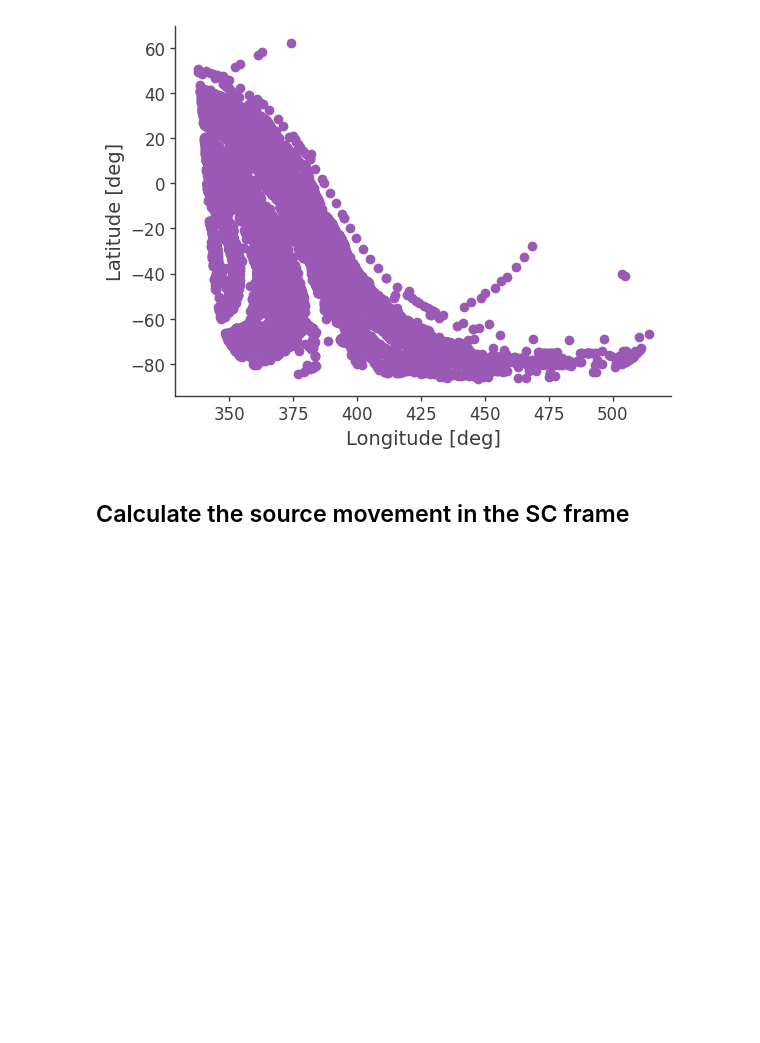
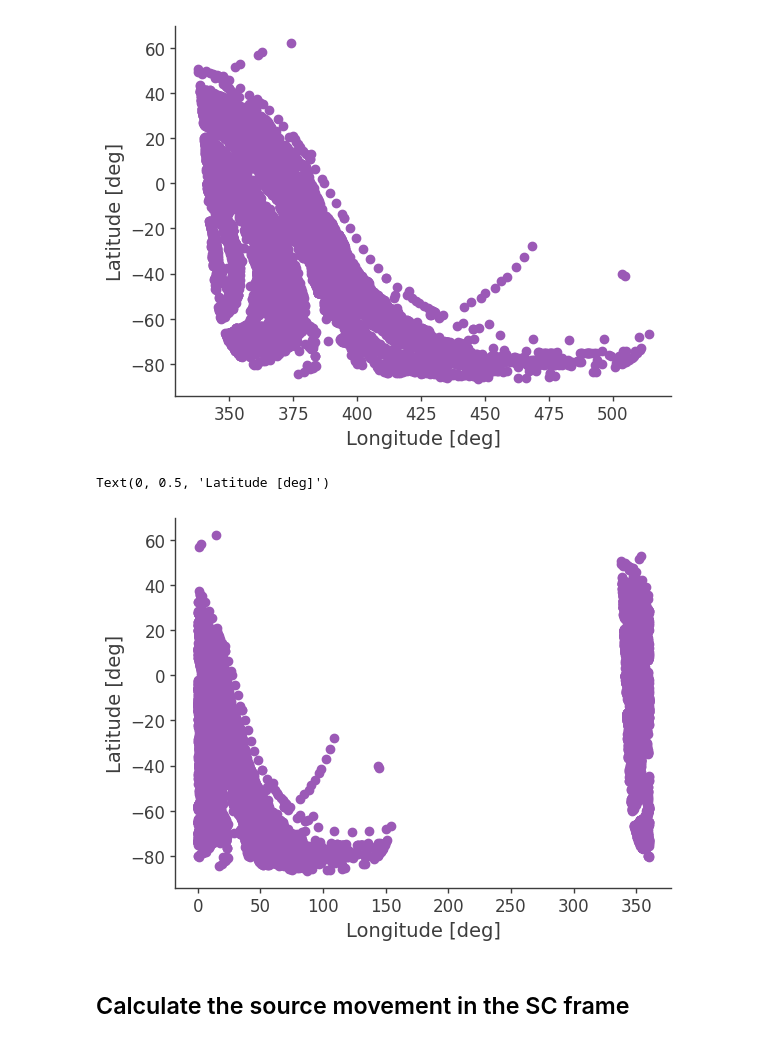
Before and after one commit to cositools/cosipy, a Jupyter notebook: docs/tutorials/Point_source_resonse.ipynb, the cells around one changed output. Saved outputs shown, nothing was run; the diff lists cells and outputs as text; code cells hidden in the pictures; blank space fills up the shorter version.

Commit message:
Add function to read coordinates regardless of the order of the coordinat columns

```diff
--- a/docs/tutorials/Point_source_resonse.ipynb
+++ b/docs/tutorials/Point_source_resonse.ipynb
@@ -64,6 +81,15 @@ plt.ylabel("Latitude [deg]")
 # %% [output]
 Text(0, 0.5, 'Latitude [deg]')
 [figure]
+# %%
+# you can plot the pointings from the constructed astropy.Skycoord object at the z direction, so you don't have worry about
+# which columns is the longitude or latitude.
+plt.plot(ori.z_pointings.l.deg, ori.z_pointings.b.deg, "o")
+plt.xlabel("Longitude [deg]")
+plt.ylabel("Latitude [deg]")
+# %% [output]
+Text(0, 0.5, 'Latitude [deg]')
+[figure, added]
 # %% [markdown]
 ## Calculate the source movement in the SC frame
 # %%
```
Also changed, not shown: parts of 1 cell of this notebook, 2 other files.
